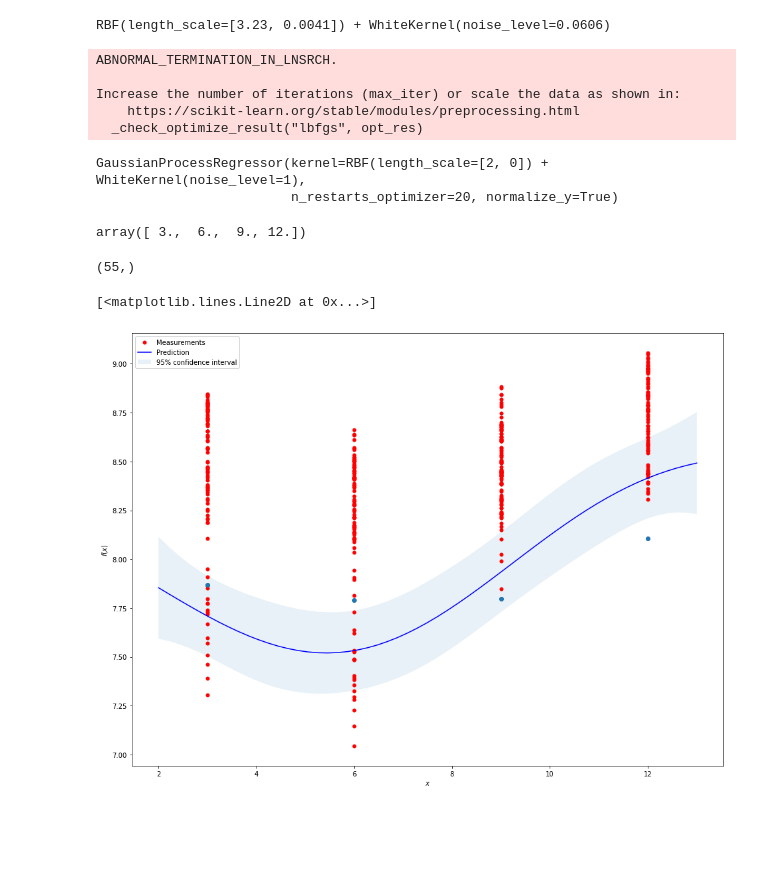
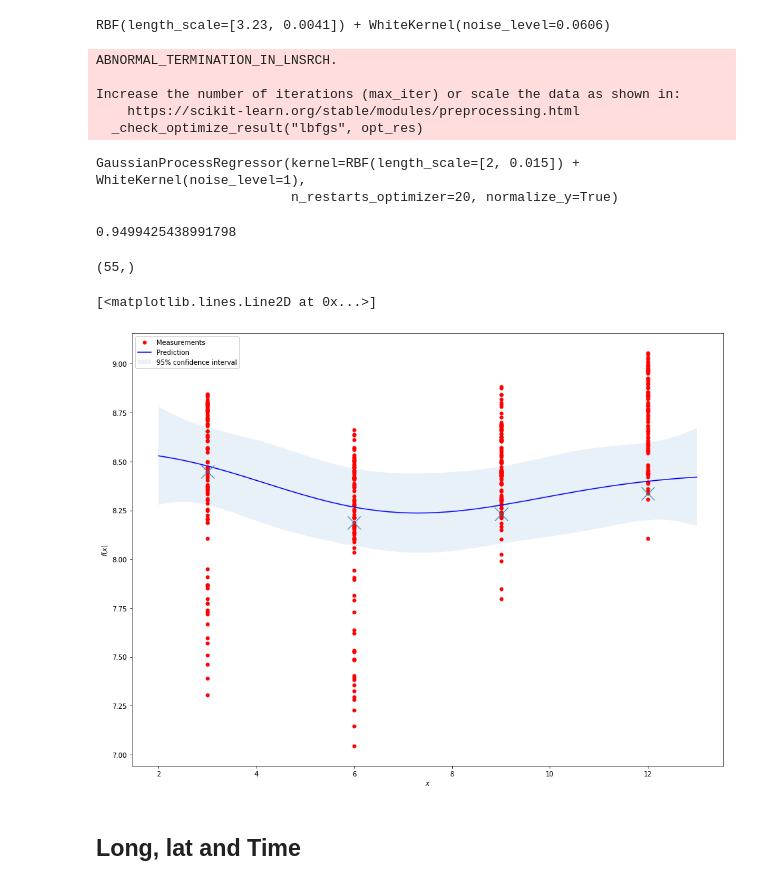
Before and after one commit to larsmmo/Master, a Jupyter notebook: visualization/GPviz.ipynb, the cells around one changed output. Drawn from its saved outputs; the diff is of its cells as text; code cells hidden in the pictures; blank space fills up the shorter version.

```diff
--- a/visualization/GPviz.ipynb
+++ b/visualization/GPviz.ipynb
@@ -221,7 +230,7 @@ plot_gp(predictionRange, X, y, y_pred, y_cov)
 # %%
 stdf = df.loc[:,['Pos1m3DO','Pos1m6DO','Pos1m9DO','Pos1m12DO']].dropna(axis = 0, how = 'all')
+stdf = stdf.iloc[:100]
+y_train, y_test = train_test_split(stdf, test_size=0.2)
-# %%
-stdf = stdf.iloc[:100,:]
 # %%
 #kernel = Matern(length_scale=1.0, nu=1.0)
 #kernel = ConstantKernel(1.0) * RBF(length_scale=1.0) + WhiteKernel(1.0)
@@ -230,13 +239,14 @@ length_scale_bounds_param=(1e-05, 100000.0)
 nu_param=2.5
 
 matern=Matern(length_scale=length_scale_param, length_scale_bounds=length_scale_bounds_param, nu=nu_param)
-kernel = RBF(length_scale=[2.0, 0.0]) + WhiteKernel()
+kernel = RBF(length_scale=[2.0, 0.015]) + WhiteKernel()
 
 stgpr = GaussianProcessRegressor(
     kernel=kernel,
     n_restarts_optimizer=20,
     normalize_y=True,
-    #alpha = 0.05
+    #alpha = 0.05,
+    #n_jobs = -1
 )
 # %%
 X= []
@@ -269,7 +279,7 @@ stgpr.kernel_
 # %% [output]
 RBF(length_scale=[3.23, 0.0041]) + WhiteKernel(noise_level=0.0606)
 # %%
-prediction_mesh = [(depth, X[1][1]) for depth in prediction_spacerange]
+prediction_mesh = [(depth, X[50][1]) for depth in prediction_spacerange]
 prediction_mesh = np.array(prediction_mesh)
 # %%
 stgpr.fit(X, y)
@@ -280,18 +290,19 @@ ABNORMAL_TERMINATION_IN_LNSRCH.
 Increase the number of iterations (max_iter) or scale the data as shown in:
     https://scikit-learn.org/stable/modules/preprocessing.html
   _check_optimize_result("lbfgs", opt_res)
-GaussianProcessRegressor(kernel=RBF(length_scale=[2, 0]) + WhiteKernel(noise_level=1),
+GaussianProcessRegressor(kernel=RBF(length_scale=[2, 0.015]) + WhiteKernel(noise_level=1),
                          n_restarts_optimizer=20, normalize_y=True)
 # %%
 y_pred, y_cov = stgpr.predict(prediction_mesh, return_cov=True)
-# %%
-np.linspace(3, 12, 4)
-# %% [output]
-array([ 3.,  6.,  9., 12.])
+# %%
+stgpr.score(X,y)
+# %% [output]
+0.9499425438991798
 # %%
 plot_gp(prediction_spacerange, [depth[0] for depth in X], y, y_pred, y_cov)
-plt.plot(np.linspace(3, 12, 4), stdf.iloc[1].values, marker='o', linestyle='none')
+plt.plot(np.linspace(3, 12, 4), stdf.iloc[50].values, marker='x', linestyle='none', markersize =20.0)
+#save fig
 # %% [output]
 (55,)
 [<matplotlib.lines.Line2D at 0x...>]
-[figure, old version]
+[figure, new version]
@@ -299,0 +309,2 @@ y.shape
+# %% [markdown]
+## Long, lat and Time
```
Also changed, not shown: parts of 8 cells of this notebook, 1 other file.
